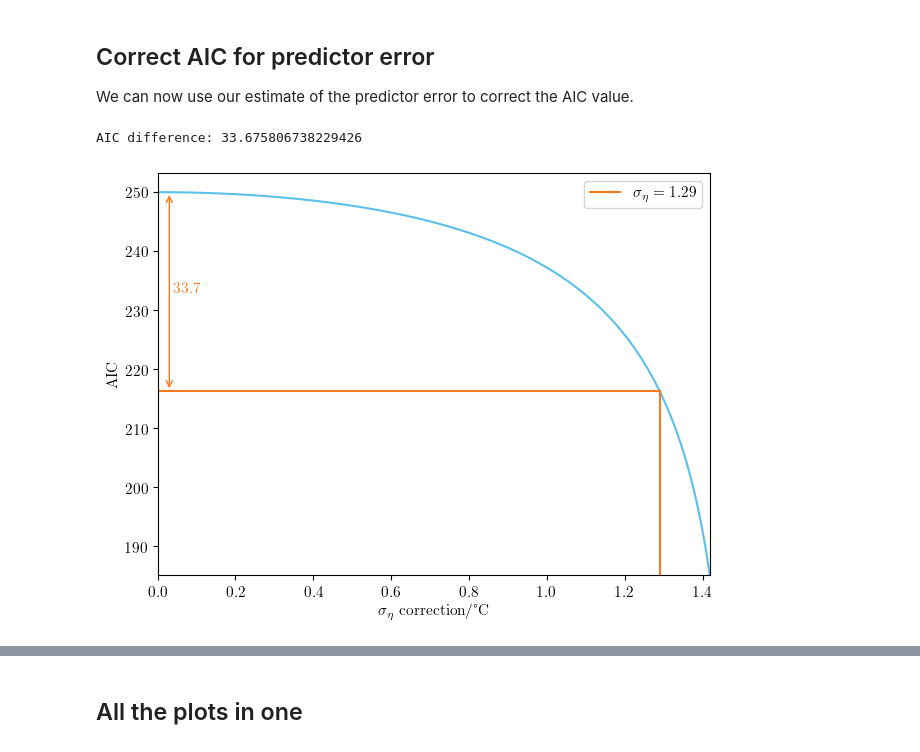
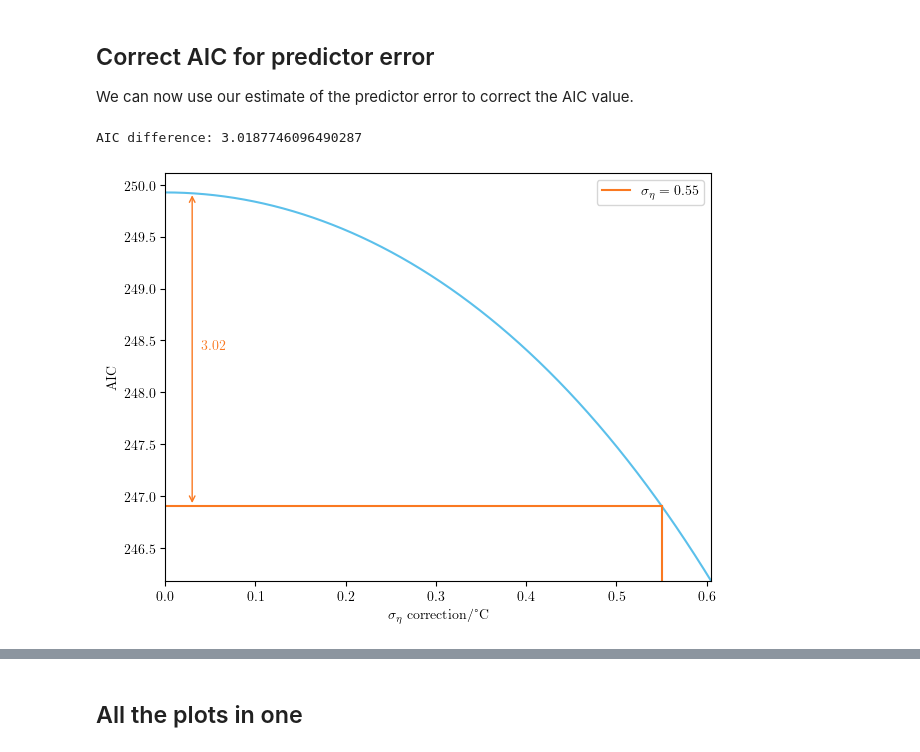
Before and after one commit to gmanthey/predictor-error-aic, a Jupyter notebook: case_study.ipynb, the cells around one changed output, grey strips where cells are left out. Cells and saved outputs as stored; diff of their text form; code cells hidden in the pictures.

```diff
--- a/case_study.ipynb
+++ b/case_study.ipynb
@@ -236,3 +239,25 @@ std error: 2.195808519040939
 The regression here uses only values where the air temperature is above 0, as their is a clear change in the relationship below 0.
 
 The standard error from this is later used as an estimate of the measurement error of the actual regression.
+# %%
+data_no_freeze = monthly[monthly.month == 3]
+
+fit = ols(data_no_freeze['TMK'], data_no_freeze['V_TE005M'])
+print(fit)
+print(f'std error: {fit[2]}')
+
+x = np.array([np.min(data_no_freeze['TMK']), np.max(data_no_freeze['TMK'])])
+y = fit[1] * x + fit[0]
+
+plt.plot(data_no_freeze['TMK'], data_no_freeze['V_TE005M'], '.', alpha=0.9, color=colors[0])
+plt.plot(x, y, color=colors[4])
+
+sigma_eta_actual = fit[2]
+
+plt.xlabel('Air temperature/°C')
+plt.ylabel('Ground temperature/°C')
+plt.title('Average monthly temperature correlation in march')
+plt.tight_layout()
+plt.savefig('plots/daily_temp_greifswald.svg')
+plt.savefig('plots/daily_temp_greifswald.png', dpi=600)
+plt.savefig('plots/daily_temp_greifswald.pdf')
@@ -328,13 +383,13 @@ Notes:
 
 This regression is assumed to be a "normal case" that people would do in general. It is obviously worse than using the ground temperature, but ground temperature is usually not as readily available.
 # %%
-X = sm.add_constant(phen_temp.TMK)
-fit = sm.OLS(phen_temp.Jultag, X).fit()
-print(fit.summary())
-print(np.sqrt(fit.scale))
+
+fit = ols(phen_temp.TMK, phen_temp.Jultag)
+print(fit)
+print(fit[2])
 
 x = np.array([np.min(phen_temp.TMK), np.max(phen_temp.TMK)])
-y = fit.params['TMK'] * x + fit.params['const']
+y = fit[1] * x + fit[0]
 
 fig, ax = plt.subplots()
 
@@ -348,7 +403,7 @@ fig.tight_layout()
 props = dict(boxstyle='round', facecolor='white', alpha=0.5)
 
 # place a text box in upper left in axes coords
-ax.text(0.95, 0.95, f'AIC $ = {fit.aic:.4}$\n' + f'$R^2 = {fit.rsquared:.3}$', transform=ax.transAxes, fontsize=14,
+ax.text(0.95, 0.95, f'AIC $ = {fit[3]:.4}$\n' + f'$R^2 = {fit[4]:.3}$', transform=ax.transAxes, fontsize=14,
         verticalalignment='top', horizontalalignment='right', bbox=props)
 
 fig.savefig('plots/phen_air_temp.svg')
@@ -377,37 +417,39 @@ Notes:
 
 We can now use our estimate of the predictor error to correct the AIC value.
 # %%
+sigma_eta_actual = sigma_eta_actuals[2] #0.5499385013995384
+
 sample_size = len(phen_temp)
 sigma_x = np.std(phen_temp.TMK)
-beta_est = fit.params['TMK']
-sigma_eps_est = np.sqrt(fit.scale)
+beta_est = fit[1]
+sigma_eps_est = fit[2]
 sigma_etas = np.linspace(0, sigma_eta_actual * 1.1 , 1000)
 
 aics = np.zeros(sigma_etas.shape)
 
 for i, sigma_eta in enumerate(sigma_etas):
-    aics[i] = correct_aic(sample_size, beta_est, sigma_x, sigma_eta, sigma_eps_est, k=1)
+    aics[i] = correct_aic(sample_size, beta_est, sigma_x, sigma_eta, sigma_eps_est, k=2)
 
-c_aic = correct_aic(sample_size, beta_est, sigma_x, sigma_eta_actual, sigma_eps_est, k=1)
+c_aic = correct_aic(sample_size, beta_est, sigma_x, sigma_eta_actual, sigma_eps_est, k=2)
 
 print(f'AIC difference: {aics[0] - c_aic}')
 
 plt.plot(sigma_etas, aics, color=colors[0])
 plt.plot([sigma_eta_actual, sigma_eta_actual], [np.min(aics), c_aic], color=colors[4], label=f'$\sigma_\eta = {sigma_eta_actual:.3}$')
 plt.plot([sigma_etas[0], sigma_eta_actual], [c_aic, c_aic], color=colors[4])
 
 plt.annotate('', [0.03, c_aic], [0.03, aics[0]], arrowprops={'arrowstyle':'<->', 'color': colors[4]})
 plt.annotate(f'{aics[0] - c_aic:.3}', [0.04, c_aic + (aics[0] - c_aic) / 2], color=colors[4])
 
 plt.ylim(bottom=aics[-1])
 plt.xlim(sigma_etas[0], sigma_etas[-1])
 plt.legend()
 plt.xlabel('$\sigma_\eta$ correction/°C')
 plt.ylabel('AIC')
 plt.tight_layout()
 plt.savefig('plots/aic_correct_month.svg')
 plt.savefig('plots/aic_correct_month.pdf')
 # %% [output]
-AIC difference: 33.675806738229426
+AIC difference: 3.0187746096490287
-[figure, old version]
+[figure, new version]
 # %%
```
Also changed, not shown: parts of 14 cells of this notebook, 2 other files.
